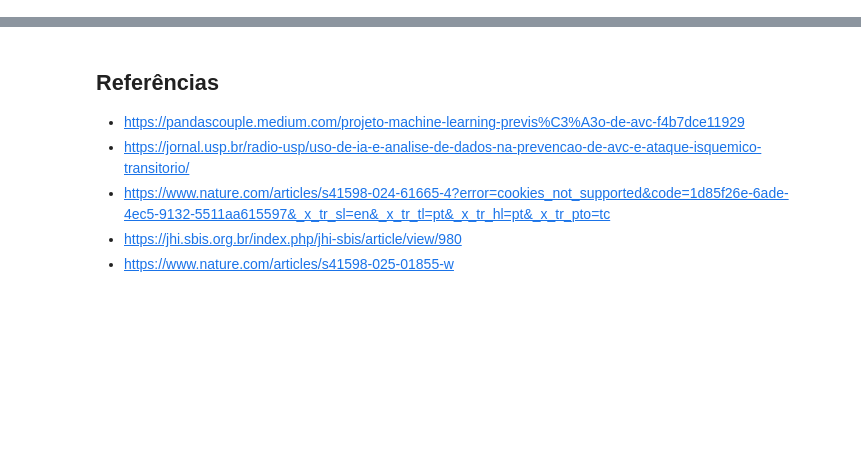
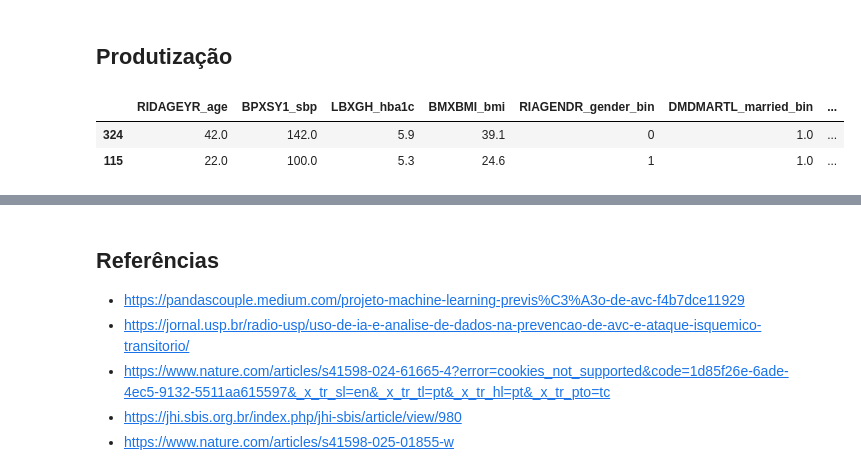
Before and after one commit to nigroev/fiap-pos-tech-ia-para-devs, a Jupyter notebook: 01-aulas-gravadas/01-welcome-to-ia-para-devs/07-tech-challenge/tech-challenge-fase-1.ipynb, the cells around one changed output, grey strips where cells are left out. Saved outputs shown, nothing was run; the diff lists cells and outputs as text; code cells hidden in the pictures; blank space fills up the shorter version.

Commit message:
wip: fix api, change model, ajust notebook titles and update README.md.

```diff
--- a/01-aulas-gravadas/01-welcome-to-ia-para-devs/07-tech-challenge/tech-challenge-fase-1.ipynb
+++ b/01-aulas-gravadas/01-welcome-to-ia-para-devs/07-tech-challenge/tech-challenge-fase-1.ipynb
@@ -223,8 +288,8 @@ for c in cat_cols:
 amb_cols = [c for c in cat_cols if c in df.columns]
 rows_before = df.shape[0]
 for c in amb_cols:
-    df = df[~df[c].isin([7,9])]
+    df = df[~df[c].isin([7,9,77,99,77.0,99.0])]
 rows_after = df.shape[0]
-print(f"Linhas removidas devido a códigos ambíguos. (7/9): {rows_before - rows_after}")
+print(f"Linhas removidas devido a códigos ambíguos. (7/9/77/99): {rows_before - rows_after}")
 
 df.shape
@@ -399,31 +609,31 @@ print(imp_df.head(10))
 # %%
-# Rebalanceamento por undersampling da classe majoritária
+# rebalanceamento por undersampling da classe majoritária
 from sklearn.utils import resample
 
-# Separar as classes
+# separar as classes
 df_major = df_model[df_model['MCQ160F_stroke_bin'] == 0]
 df_minor = df_model[df_model['MCQ160F_stroke_bin'] == 1]
 
-# Reduzir classe majoritária para o tamanho da minoritária
+# reduzir classe majoritária para o tamanho da minoritária
 df_major_down = resample(df_major,
-                         replace=True,
+                         replace=False,
                          n_samples=len(df_minor),
                          random_state=42)
 
-# Concatenar e embaralhar
+# concatenar e embaralhar
 df_balanced = pd.concat([df_major_down, df_minor]).sample(frac=1, random_state=42).reset_index(drop=True)
 
 print("Distribuição após undersampling:")
 print(df_balanced['MCQ160F_stroke_bin'].value_counts())
 
-# Redefinir X e y
+# redefinir X e y
 X_bal = df_balanced[num_cols + cat_cols]
 y_bal = df_balanced['MCQ160F_stroke_bin']
 
-# Dividir em treino e teste
+# dividir em treino e teste
 X_train_bal, X_test_bal, y_train_bal, y_test_bal = train_test_split(X_bal, y_bal, stratify=y_bal, test_size=0.2, random_state=42)
 
-# Treinar e avaliar ambos os modelos com base balanceada
+# treinar e avaliar ambos os modelos com base balanceada
 for name, model in [('LogisticRegression', pipe_lr), ('RandomForest', pipe_rf)]:
     model.fit(X_train_bal, y_train_bal)
     y_pred_bal = model.predict(X_test_bal)
@@ -451,18 +681,24 @@ plt.show()
+# %% [markdown]
+## Produtização
 # %%
 import pickle
 
-# Salvar o modelo RandomForest treinado com base balanceada
-with open('pipe_rf_model.pkl', 'wb') as f:
-    pickle.dump(pipe_rf, f)
+# Salvar o modelo LogisticRegression treinado com base balanceada
+with open('pipe_lr_model.pkl', 'wb') as f:
+    pickle.dump(pipe_lr, f)
 
 # Escolha dois registros aleatorios da base de teste balanceada (um com AVC e outro sem AVC) para teste do modelo salvo
 test_samples = pd.concat([
     X_test_bal[y_test_bal == 1].sample(n=1, random_state=42),
     X_test_bal[y_test_bal == 0].sample(n=1, random_state=42)
 ])
 
 # Adicionar coluna indicando se é stroke ou não
 test_samples['MCQ160F_stroke_bin'] = y_test_bal.loc[test_samples.index]
 test_samples['stroke_label'] = test_samples['MCQ160F_stroke_bin'].map({1: 'Stroke (Sim)', 0: 'No Stroke (Não)'})
 
 test_samples.head(2)
+# %% [output]
+|  | RIDAGEYR_age | BPXSY1_sbp | LBXGH_hba1c | BMXBMI_bmi | RIAGENDR_gender_bin | DMDMARTL_married_bin | ... |
+| 324 | 42.0 | 142.0 | 5.9 | 39.1 | 0 | 1.0 | ... |
+| 115 | 22.0 | 100.0 | 5.3 | 24.6 | 1 | 1.0 | ... |
```
Also changed, not shown: parts of 32 cells of this notebook, 4 other files.
